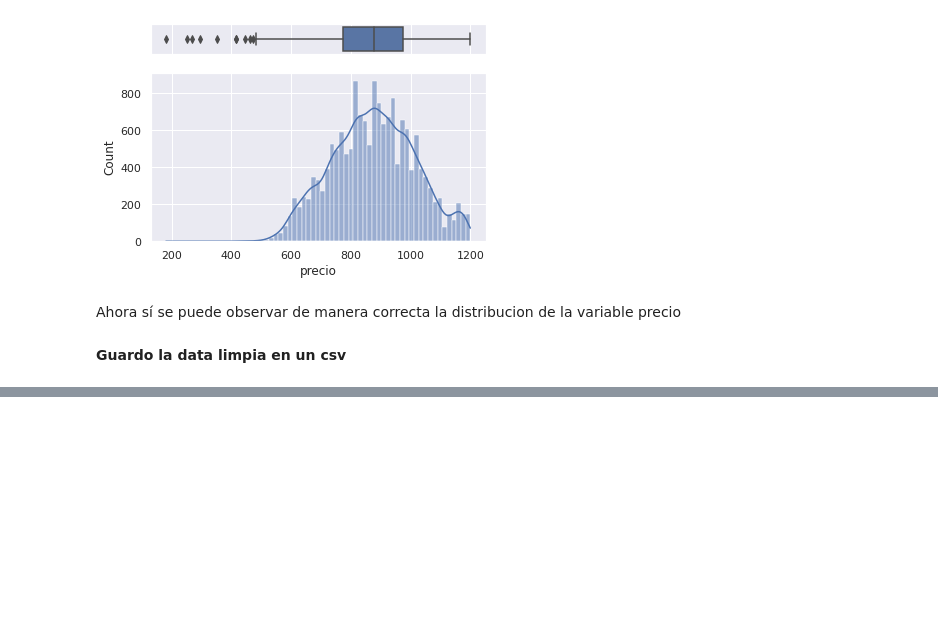
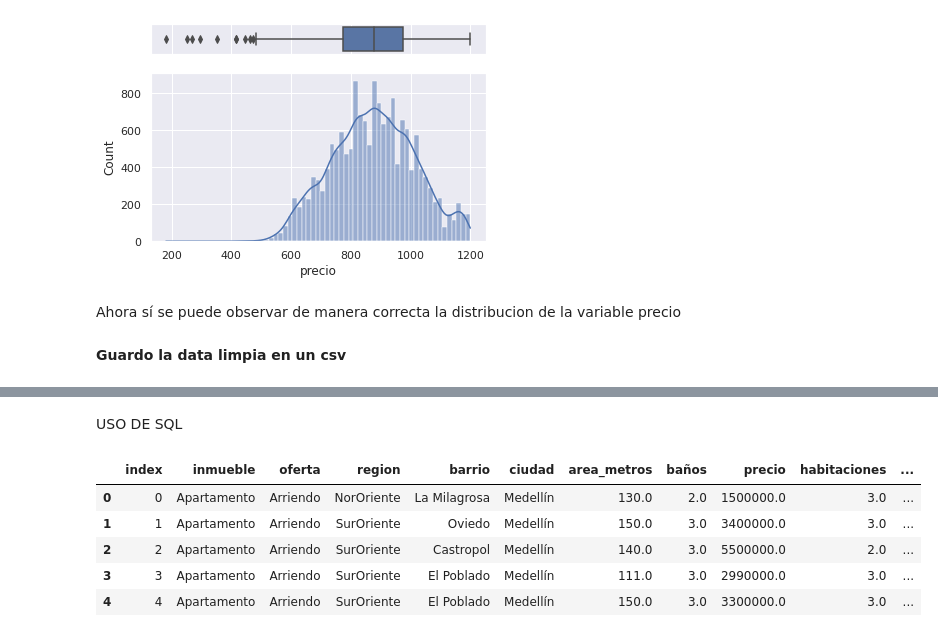
Before and after one commit to susanje/analisis_mercado_inmobiliario, a Jupyter notebook: Untitled4.ipynb, the cells around one changed output, grey strips where cells are left out. Saved outputs shown, nothing was run; the diff lists cells and outputs as text; code cells hidden in the pictures; blank space fills up the shorter version.

```diff
--- a/Untitled4.ipynb
+++ b/Untitled4.ipynb
@@ -475,3 +475,25 @@ files.download("susanje.csv")
 # %% [output]
 [interactive output not drawn]
 [interactive output not drawn]
+# %% [markdown]
+USO DE SQL
+# %%
+# importo sqlalchemy and creo un servidor sqlite
+from sqlalchemy import create_engine
+engine = create_engine('sqlite://', echo=False)
+
+# Export el dataframe como una tabla llamada 'inmobiliario' para el servidor sqlite
+data.to_sql("inmobiliario", con=engine)
+# %%
+result = engine.execute("SELECT * FROM inmobiliario")#guardo dentro de result la consulta que quiero realizar
+# %%
+dataframe = pd.DataFrame(result.fetchall())#convierto en dataframe la consulta realizada
+dataframe.columns = result.keys()
+dataframe.head()
+# %% [output]
+|  | index | inmueble | oferta | region | barrio | ciudad | area_metros | baños | precio | habitaciones | ... |
+| 0 | 0 | Apartamento | Arriendo | NorOriente | La Milagrosa | Medellín | 130.0 | 2.0 | 1500000.0 | 3.0 | ... |
+| 1 | 1 | Apartamento | Arriendo | SurOriente | Oviedo | Medellín | 150.0 | 3.0 | 3400000.0 | 3.0 | ... |
+| 2 | 2 | Apartamento | Arriendo | SurOriente | Castropol | Medellín | 140.0 | 3.0 | 5500000.0 | 2.0 | ... |
+| 3 | 3 | Apartamento | Arriendo | SurOriente | El Poblado | Medellín | 111.0 | 3.0 | 2990000.0 | 3.0 | ... |
+| 4 | 4 | Apartamento | Arriendo | SurOriente | El Poblado | Medellín | 150.0 | 3.0 | 3300000.0 | 3.0 | ... |
```
Also changed, not shown: parts of 7 cells of this notebook.
